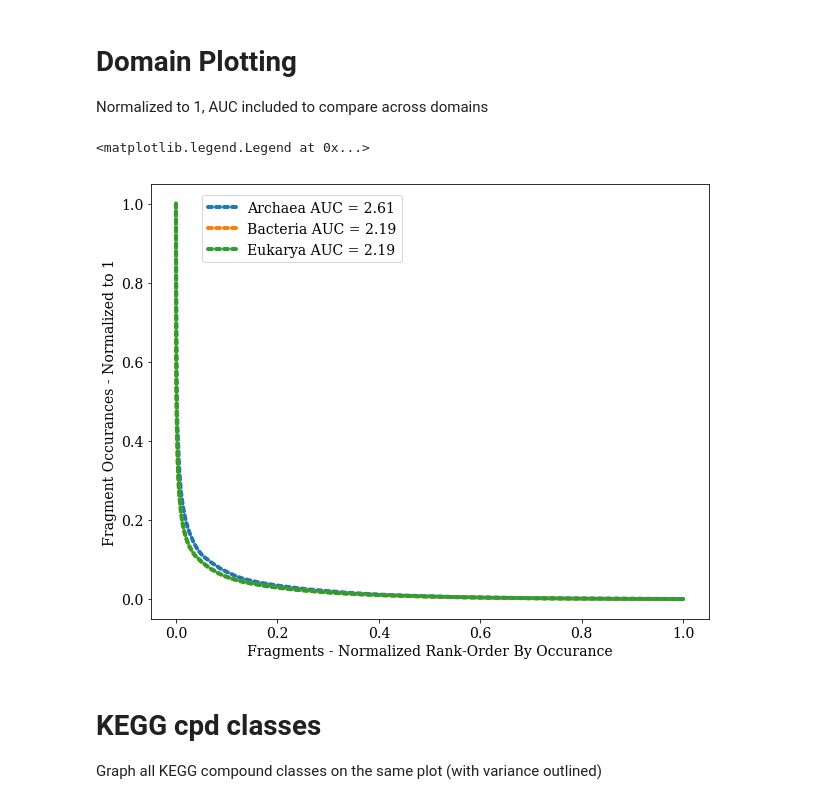
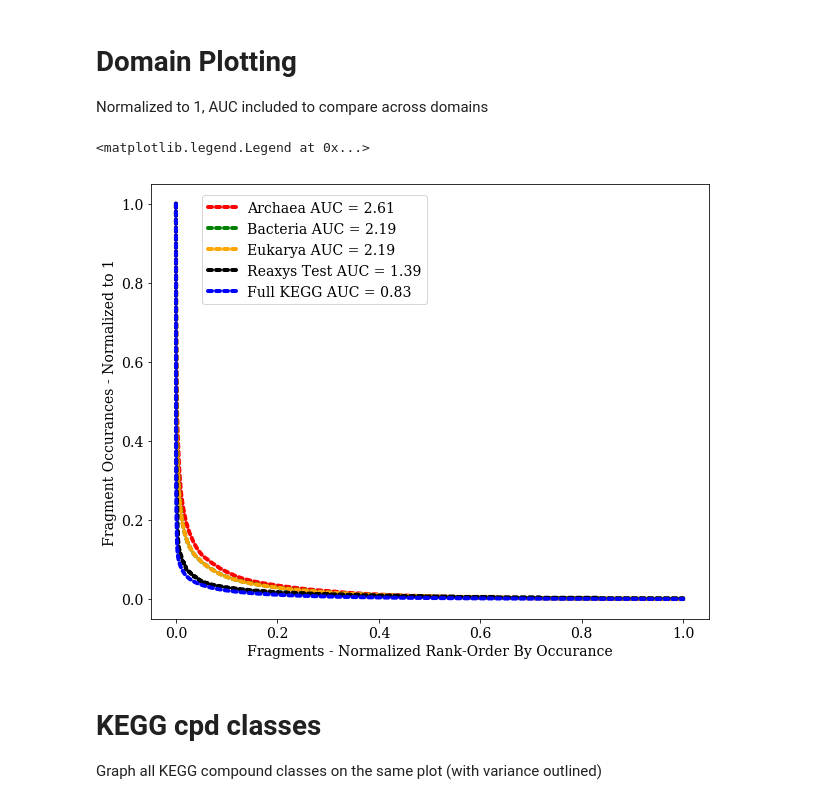
Before and after one commit to jfmalloy1/ChemAsLanguage, a Jupyter notebook: Fragments/fragment_plotting.ipynb, the cells around one changed output. Saved outputs shown, nothing was run; the diff lists cells and outputs as text; code cells hidden in the pictures.

```diff
--- a/Fragments/fragment_plotting.ipynb
+++ b/Fragments/fragment_plotting.ipynb
@@ -70,19 +70,26 @@ threek_fp = "Biology/Data/KEGG_Samples/KEGG_fragments_3000cpds_occurances.csv"
 fourk_fp = "Biology/Data/KEGG_Samples/KEGG_fragments_4000cpds_occurances.csv"
 fivek_fp = "Biology/Data/KEGG_Samples/KEGG_fragments_5000cpds_occurances.csv"
 all_fp = "Biology/Data/KEGG_Samples/KEGG_fragments_full_occurances_t01_smarts_unique.csv"
+reaxys_sample_fp = "Technology/Data/Reaxys_1000_Samples/sample_0frags_unique.csv"
 sample_labels = {"Biology/Data/KEGG_Samples/KEGG_fragments_1000cpds_occurances.csv": "1k Samples",
                 "Biology/Data/KEGG_Samples/KEGG_fragments_2000cpds_occurances.csv": "2k Samples",
                 "Biology/Data/KEGG_Samples/KEGG_fragments_3000cpds_occurances.csv": "3k Samples",
                 "Biology/Data/KEGG_Samples/KEGG_fragments_4000cpds_occurances.csv": "4k Samples",
                 "Biology/Data/KEGG_Samples/KEGG_fragments_5000cpds_occurances.csv": "5k Samples",
-                "Biology/Data/KEGG_Samples/KEGG_fragments_full_occurances_t01_smarts_unique.csv": "Full KEGG"}
+                "Biology/Data/KEGG_Samples/KEGG_fragments_full_occurances_t01_smarts_unique.csv": "Full KEGG",
+                "Technology/Data/Reaxys_1000_Samples/sample_0frags_unique.csv": "Reaxys Test"}
 # %%
 plt.rcParams.update({"font.size":14})
 plt.rcParams.update({"font.family":"serif"})
 
 plt.figure(figsize=(10,8))
-for fp in [fourk_fp, fivek_fp, all_fp]:
+for fp in [all_fp, reaxys_sample_fp]:
+    if fp == reaxys_sample_fp:
+        c = "black"
+    else:
+        c = "blue"
     df = pd.read_csv(fp)
+    print(len(df))
     occurances = df["Occurances"].tolist()
 
     #x & y vals, all normalized to 1
@@ -95,8 +102,12 @@ for fp in [fourk_fp, fivek_fp, all_fp]:
 
     #NOTE: AUC MULTIPLIED BY 100
     plt.plot(xvals, yvals, linewidth=4, linestyle = "-", dashes=(1, 1.),
-             dash_capstyle="round", label=sample_labels[fp] + " AUC = " + str(round(area*100,2)))
-plt.ylabel("Fragment Occurances - Normalized to 1")
-plt.xlabel("Fragments - Normalized Rank-Order By Occurance")
+             dash_capstyle="round", color=c, label=sample_labels[fp]) # + " AUC = " + str(round(area*100,2)))
+
+plt.plot(xvals, [0.1]*len(occurances), linewidth=4, color="#FF0701", linestyle = "-", dashes=(1,1.),
+        dash_capstyle="round", label = "Geochemical Fragments")
+
+plt.ylabel("Fragment Occurrences - Normalized to 1")
+plt.xlabel("Fragments - Normalized Rank-Order By Occurrence")
 plt.legend(bbox_to_anchor=(0.08, 0.99))
 # %% [output]
@@ -150,35 +163,49 @@ Normalized to 1, AUC included to compare across domains
 archaea_fp = "Biology/Data/Archaea/Archaea0_fullOccurances.csv"
 bacteria_fp = "Biology/Data/Bacteria/Bacteria0_fullOccurances.csv"
 eukarya_fp = "Biology/Data/Eukarya/Eukarya0_fullOccurances.csv"
+all_fp = "Biology/Data/KEGG_Samples/KEGG_fragments_full_occurances_t01_smarts_unique.csv"
+reaxys_sample_fp = "Technology/Data/Reaxys_1000_Samples/sample_0frags_unique.csv"
 domain_labels = {"Biology/Data/Archaea/Archaea0_fullOccurances.csv": "Archaea",
                 "Biology/Data/Bacteria/Bacteria0_fullOccurances.csv": "Bacteria",
-                "Biology/Data/Eukarya/Eukarya0_fullOccurances.csv": "Eukarya"}
+                "Biology/Data/Eukarya/Eukarya0_fullOccurances.csv": "Eukarya",
+                "Biology/Data/KEGG_Samples/KEGG_fragments_full_occurances_t01_smarts_unique.csv": "Full KEGG",
+                "Technology/Data/Reaxys_1000_Samples/sample_0frags_unique.csv": "Reaxys Test"}
 # %%
 plt.rcParams.update({"font.size":14})
 plt.rcParams.update({"font.family":"serif"})
 
 plt.figure(figsize=(10,8))
-for fp in [archaea_fp, bacteria_fp, eukarya_fp]:
+for fp in [archaea_fp, bacteria_fp, eukarya_fp, reaxys_sample_fp, all_fp]:
+    if fp == all_fp:
+        c = "blue"
+    elif fp == archaea_fp:
+        c = "red"
+    elif fp == bacteria_fp:
+        c = "green"
+    elif fp == reaxys_sample_fp:
+        c = "black"
+    else:
+        c = "orange"
     df = pd.read_csv(fp)
     occurances = df["Occurances"].tolist()
 
     #x & y vals, all normalized to 1
     yvals = sorted(list(map(int, occurances)), reverse=True)
     yvals = minmax_scale(yvals) #Normalize yvals to 1
     xvals = np.linspace(0, 1, num=len(yvals))
 
     #AUC calculations
     area = np.trapz(yvals, dx=xvals[1])
 
     #NOTE: AUC MULTIPLIED BY 100
     plt.plot(xvals, yvals, linewidth=4, linestyle = "-", dashes=(1, 1.),
-             dash_capstyle="round", label=domain_labels[fp] + " AUC = " + str(round(area*100,2)))
+             dash_capstyle="round", color = c, label=domain_labels[fp] + " AUC = " + str(round(area*100,2)))
 plt.ylabel("Fragment Occurances - Normalized to 1")
 plt.xlabel("Fragments - Normalized Rank-Order By Occurance")
 plt.legend(bbox_to_anchor=(0.08, 0.99))
 # %% [output]
 <matplotlib.legend.Legend at 0x...>
-[figure, old version]
+[figure, new version]
 # %% [markdown]
 # KEGG cpd classes
 
```
Also changed, not shown: parts of 1 cell of this notebook, 7 other files.
